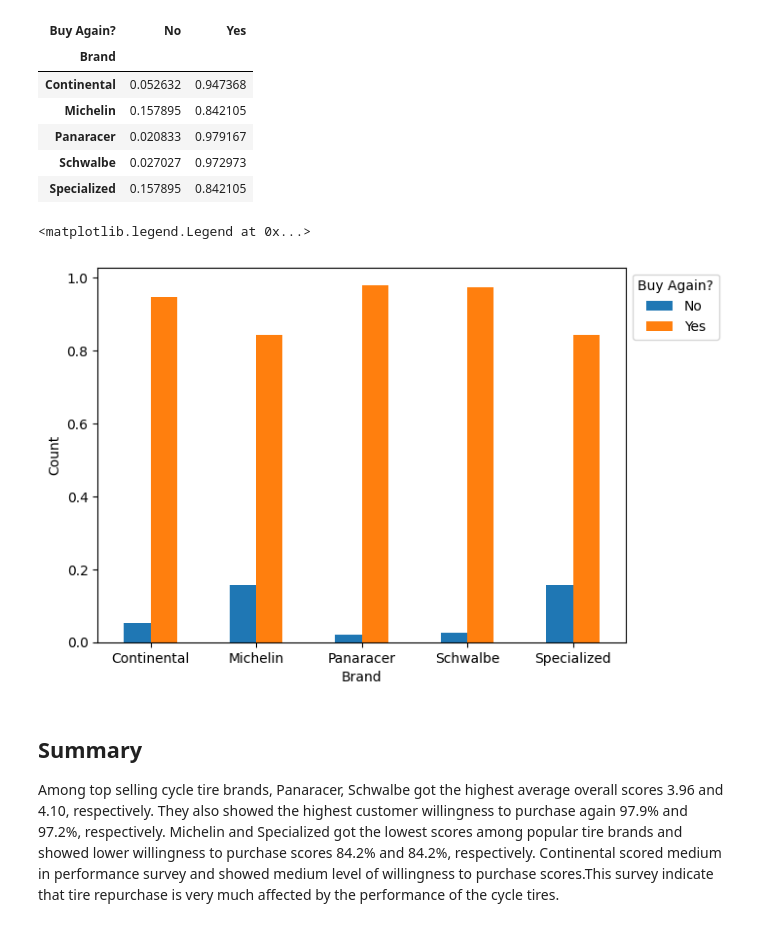
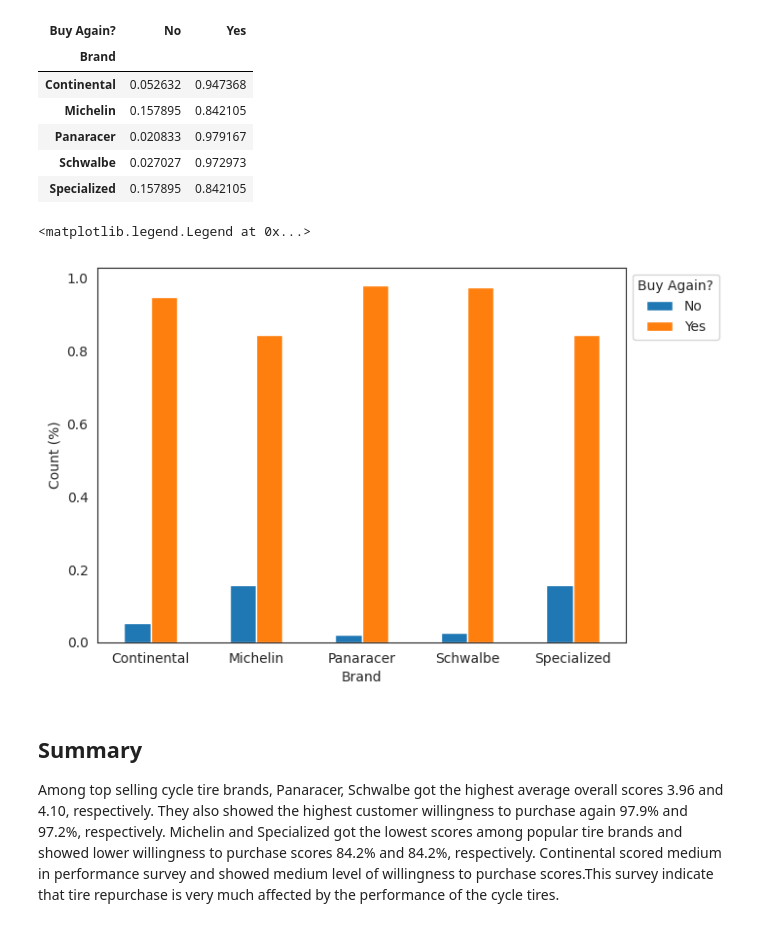
Before and after one commit to sanalps/Tire_Survery_EDA, a Jupyter notebook: BF_street_tire_survey.ipynb, the cells around one changed output. Cells and saved outputs as stored; diff of their text form; code cells hidden in the pictures.

```diff
--- a/BF_street_tire_survey.ipynb
+++ b/BF_street_tire_survey.ipynb
@@ -526,3 +526,8 @@ df_surevey3.value_counts(["Brand", "Buy Again?"]).plot( x='Brand', y='Buy Again?
 # %% [output]
 <AxesSubplot:xlabel='Brand,Buy Again?'>
 [figure]
+# %%
+sns.set_style('white')
+plt.figure(figsize=(10,7))
+sns.countplot(y="Brand", hue="Buy Again?", data=df_surevey3, palette=["#D19C1D","#b23a48"],
+              order=df_surevey3["Brand"].value_counts(normalize=True).iloc[:5].index)
@@ -540,11 +548,11 @@ df_surevey3_u
 | Specialized | 0.157895 | 0.842105 |
 # %%
 # plot
-ax = df_surevey3_u.plot(kind='bar', figsize=(7, 5), xlabel='Brand', ylabel='Count', rot=0)
+ax = df_surevey3_u.plot(kind='bar', figsize=(7, 5), xlabel='Brand', ylabel='Count (%)', rot=0)
 ax.legend(title='Buy Again?', bbox_to_anchor=(1, 1), loc='upper left')
 # %% [output]
 <matplotlib.legend.Legend at 0x...>
-[figure, old version]
+[figure, new version]
 # %% [markdown]
 ## Summary
 Among top selling cycle tire brands, Panaracer, Schwalbe got the highest average overall scores 3.96 and 4.10, respectively. They also showed the highest customer willingness to purchase again 97.9% and 97.2%, respectively. Michelin and Specialized got the lowest scores among popular tire brands and showed lower willingness to purchase scores 84.2% and 84.2%, respectively. Continental scored medium in performance survey and showed medium level of willingness to purchase scores.This survey indicate that tire repurchase is very much affected by the performance of the cycle tires.
```
Also changed, not shown: parts of 1 cell of this notebook, 1 other file.
